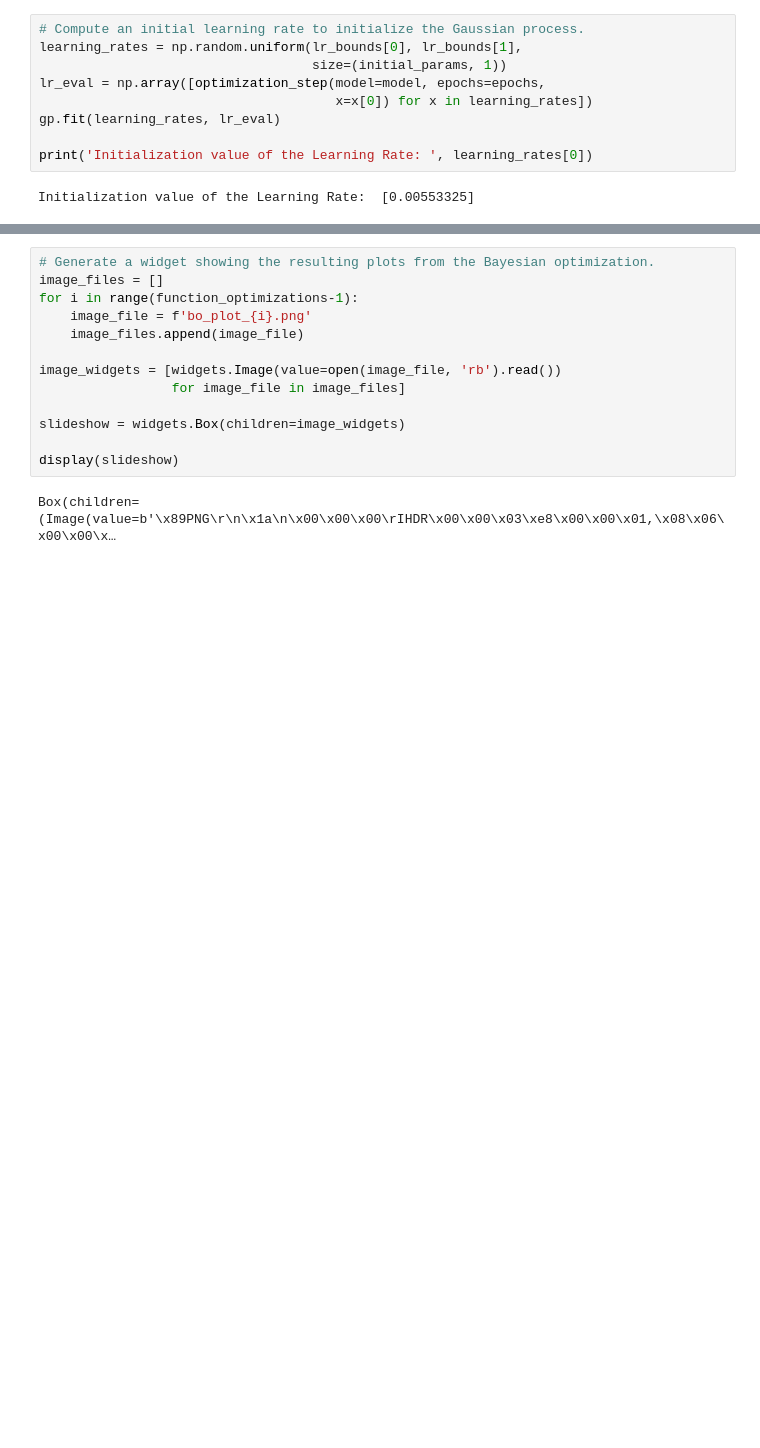
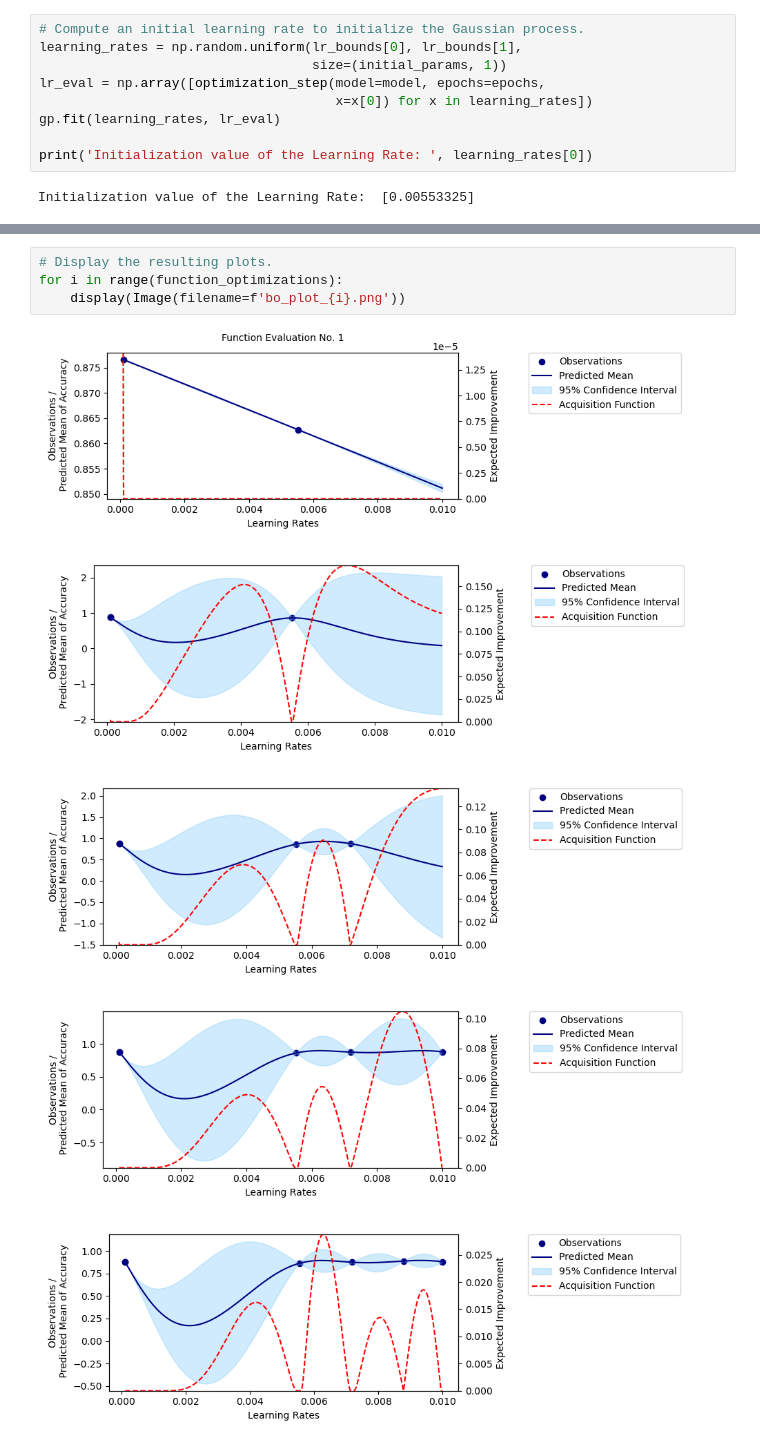
Before and after one commit to leonahennig/Bayesian-Optimization, a Jupyter notebook: Bayesian Optimization ResNet.ipynb, the cells around one changed output, grey strips where cells are left out. Drawn from its saved outputs; the diff is of its cells as text; blank space fills up the shorter version.

```diff
--- a/Bayesian Optimization ResNet.ipynb
+++ b/Bayesian Optimization ResNet.ipynb
@@ -363,15 +355,10 @@ Expected Improvement: {best_acq_value[0]}
-# %%
-# Generate a widget showing the resulting plots from the Bayesian optimization.
-image_files = []
-for i in range(function_optimizations-1):
-    image_file = f'bo_plot_{i}.png'
-    image_files.append(image_file)
-
-image_widgets = [widgets.Image(value=open(image_file, 'rb').read())
-                 for image_file in image_files]
-
-slideshow = widgets.Box(children=image_widgets)
-
-display(slideshow)
-# %% [output]
-Box(children=(Image(value=b'\x89PNG\r\n\x1a\n\x00\x00\x00\rIHDR\x00\x00\x03\xe8\x00\x00\x01,\x08\x06\x00\x00\x…
+# %%
+# Display the resulting plots.
+for i in range(function_optimizations):
+    display(Image(filename=f'bo_plot_{i}.png'))
+# %% [output]
+[figure, added]
+[figure, added]
+[figure, added]
+[figure, added]
+[figure, added]
```
Also changed, not shown: parts of 7 cells of this notebook.
